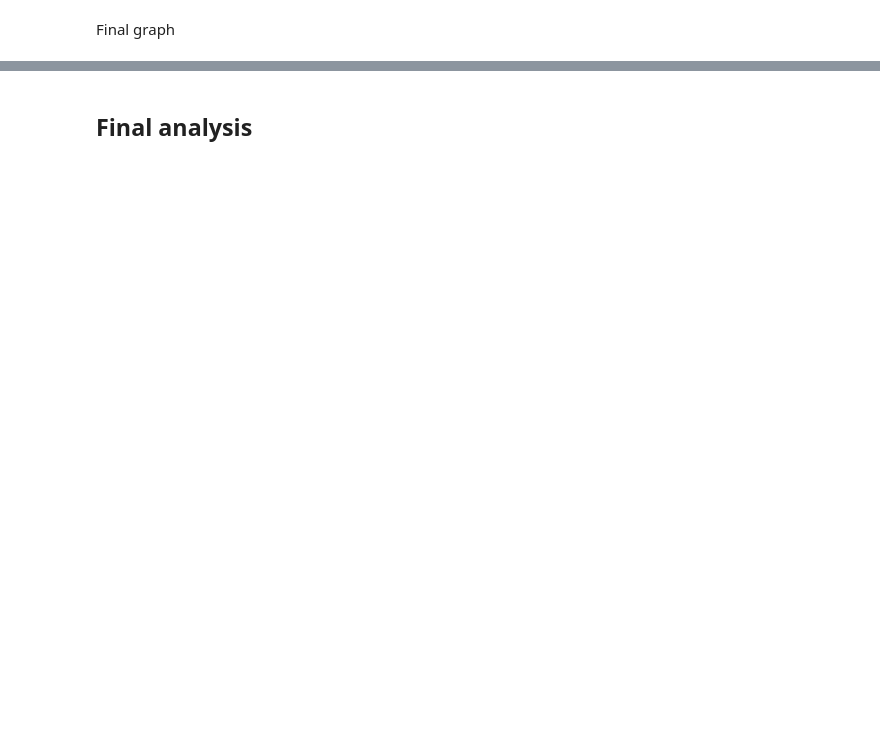
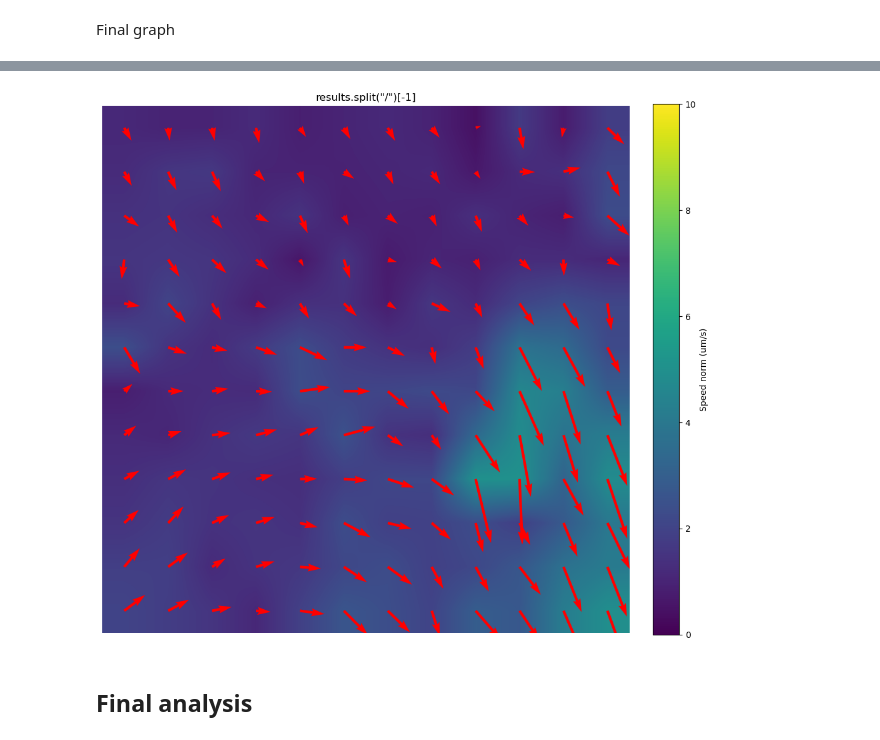
Before and after one commit to taryaksama/data-science, a Jupyter notebook: PIV/main.ipynb, the cells around one changed output, grey strips where cells are left out. Saved outputs shown, nothing was run; the diff lists cells and outputs as text; code cells hidden in the pictures; blank space fills up the shorter version.

```diff
--- a/PIV/main.ipynb
+++ b/PIV/main.ipynb
@@ -363,3 +301,7 @@ plt.show()
+# %%
+plot_movie_flow_map(u, v, save=False)
+# %% [output]
+[figure, added]
 # %% [markdown]
 ## Final analysis
 # %%
```
Also changed, not shown: parts of 16 cells of this notebook, 5 other files.
